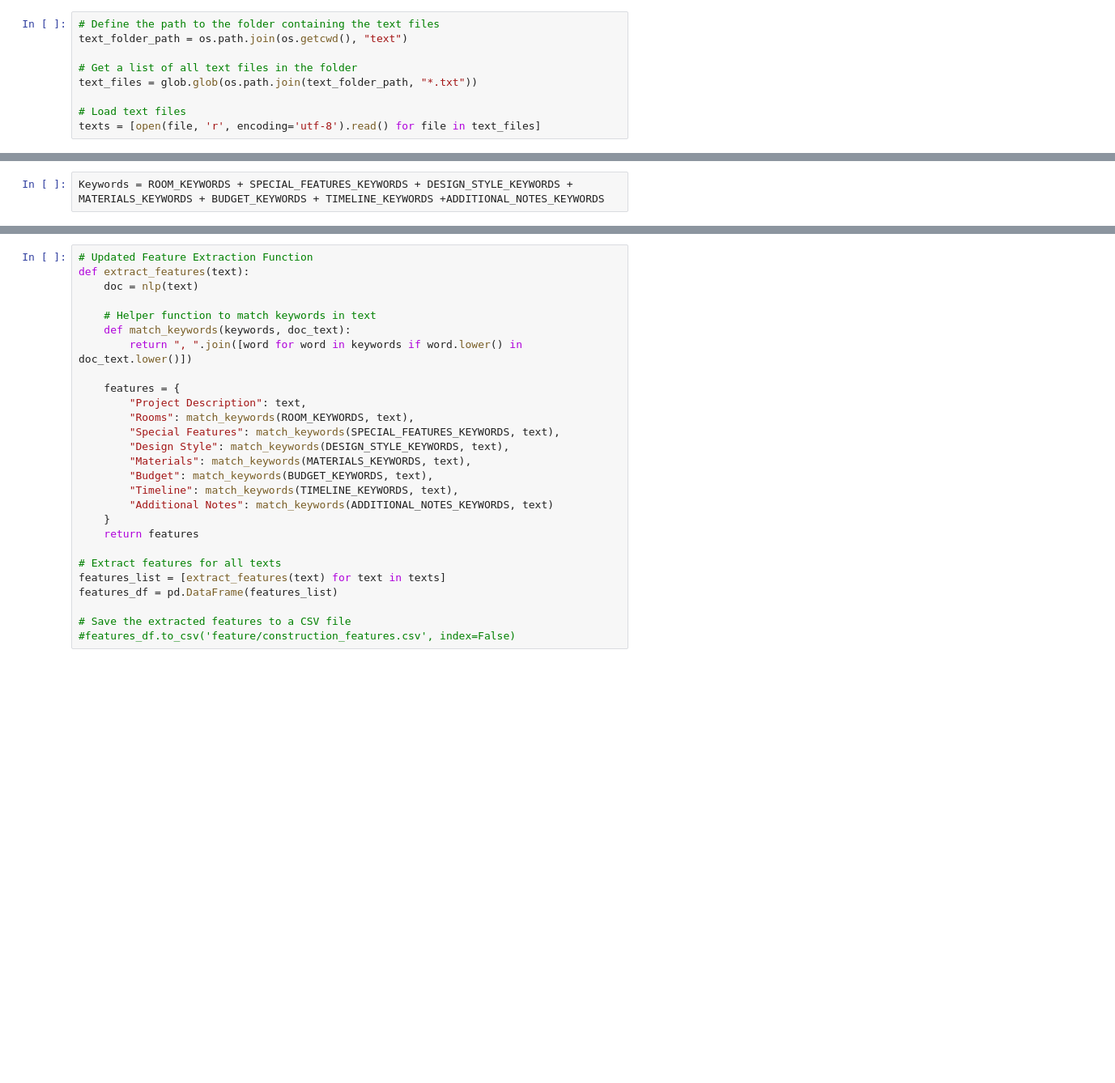
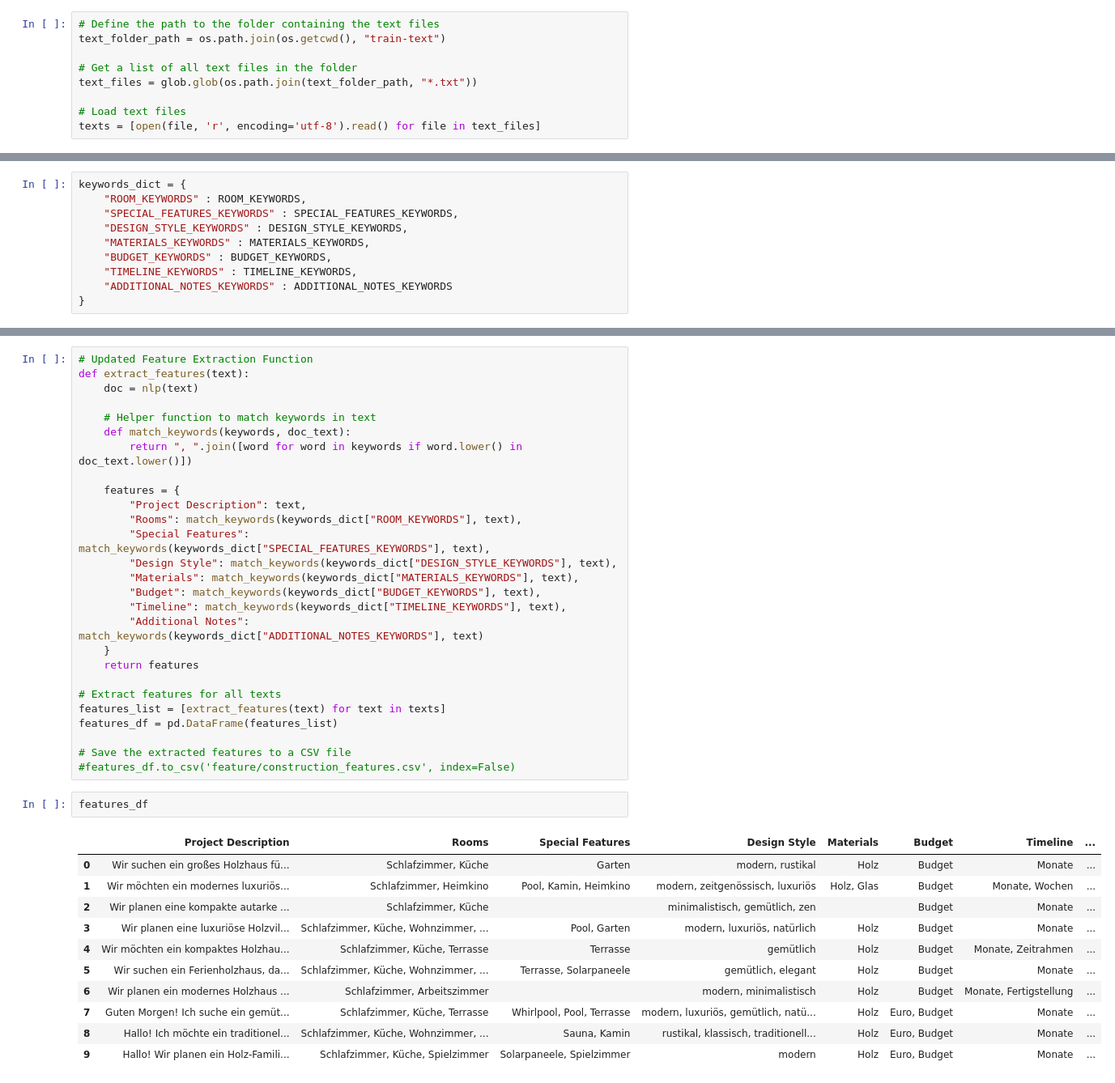
Before and after one commit to hong-ear/wolf_haus, a Jupyter notebook: model/NLP.ipynb, the cells around one changed output, grey strips where cells are left out. Shown at 81% size. Cells and saved outputs as stored; diff of their text form; blank space fills up the shorter version.

```diff
--- a/model/NLP.ipynb
+++ b/model/NLP.ipynb
@@ -27,6 +6,6 @@ Traceback (most recent call last):  File "/opt/anaconda3/envs/wolfhaus-python3-9
 # %%
 # Define the path to the folder containing the text files
-text_folder_path = os.path.join(os.getcwd(), "text")
+text_folder_path = os.path.join(os.getcwd(), "train-text")
 
 # Get a list of all text files in the folder
 text_files = glob.glob(os.path.join(text_folder_path, "*.txt"))
@@ -177,4 +185,12 @@ ADDITIONAL_NOTES_KEYWORDS = [
     "wohnfreundlich", "ergonomisch", "modernste technik", "smart", "resistent", "wohnlich"
 ]
 # %%
-Keywords = ROOM_KEYWORDS + SPECIAL_FEATURES_KEYWORDS + DESIGN_STYLE_KEYWORDS + MATERIALS_KEYWORDS + BUDGET_KEYWORDS + TIMELINE_KEYWORDS +ADDITIONAL_NOTES_KEYWORDS
+keywords_dict = {
+    "ROOM_KEYWORDS" : ROOM_KEYWORDS,
+    "SPECIAL_FEATURES_KEYWORDS" : SPECIAL_FEATURES_KEYWORDS,
+    "DESIGN_STYLE_KEYWORDS" : DESIGN_STYLE_KEYWORDS,
+    "MATERIALS_KEYWORDS" : MATERIALS_KEYWORDS,
+    "BUDGET_KEYWORDS" : BUDGET_KEYWORDS,
+    "TIMELINE_KEYWORDS" : TIMELINE_KEYWORDS,
+    "ADDITIONAL_NOTES_KEYWORDS" : ADDITIONAL_NOTES_KEYWORDS
+}
@@ -198,13 +223,13 @@ def extract_features(text):
 
     features = {
         "Project Description": text,
-        "Rooms": match_keywords(ROOM_KEYWORDS, text),
-        "Special Features": match_keywords(SPECIAL_FEATURES_KEYWORDS, text),
-        "Design Style": match_keywords(DESIGN_STYLE_KEYWORDS, text),
-        "Materials": match_keywords(MATERIALS_KEYWORDS, text),
-        "Budget": match_keywords(BUDGET_KEYWORDS, text),
-        "Timeline": match_keywords(TIMELINE_KEYWORDS, text),
-        "Additional Notes": match_keywords(ADDITIONAL_NOTES_KEYWORDS, text)
+        "Rooms": match_keywords(keywords_dict["ROOM_KEYWORDS"], text),
+        "Special Features": match_keywords(keywords_dict["SPECIAL_FEATURES_KEYWORDS"], text),
+        "Design Style": match_keywords(keywords_dict["DESIGN_STYLE_KEYWORDS"], text),
+        "Materials": match_keywords(keywords_dict["MATERIALS_KEYWORDS"], text),
+        "Budget": match_keywords(keywords_dict["BUDGET_KEYWORDS"], text),
+        "Timeline": match_keywords(keywords_dict["TIMELINE_KEYWORDS"], text),
+        "Additional Notes": match_keywords(keywords_dict["ADDITIONAL_NOTES_KEYWORDS"], text)
     }
     return features
 
@@ -214,6 +239,20 @@ features_df = pd.DataFrame(features_list)
 
 # Save the extracted features to a CSV file
 #features_df.to_csv('feature/construction_features.csv', index=False)
+# %%
+features_df
+# %% [output]
+|  | Project Description | Rooms | Special Features | Design Style | Materials | Budget | Timeline | ... |
+| 0 | Wir suchen ein großes Holzhaus fü... | Schlafzimmer, Küche | Garten | modern, rustikal | Holz | Budget | Monate | ... |
+| 1 | Wir möchten ein modernes luxuriös... | Schlafzimmer, Heimkino | Pool, Kamin, Heimkino | modern, zeitgenössisch, luxuriös | Holz, Glas | Budget | Monate, Wochen | ... |
+| 2 | Wir planen eine kompakte autarke ... | Schlafzimmer, Küche |  | minimalistisch, gemütlich, zen |  | Budget | Monate | ... |
+| 3 | Wir planen eine luxuriöse Holzvil... | Schlafzimmer, Küche, Wohnzimmer, ... | Pool, Garten | modern, luxuriös, natürlich | Holz | Budget | Monate | ... |
+| 4 | Wir möchten ein kompaktes Holzhau... | Schlafzimmer, Küche, Terrasse | Terrasse | gemütlich | Holz | Budget | Monate, Zeitrahmen | ... |
+| 5 | Wir suchen ein Ferienholzhaus, da... | Schlafzimmer, Küche, Wohnzimmer, ... | Terrasse, Solarpaneele | gemütlich, elegant | Holz | Budget | Monate | ... |
+| 6 | Wir planen ein modernes Holzhaus ... | Schlafzimmer, Arbeitszimmer |  | modern, minimalistisch | Holz | Budget | Monate, Fertigstellung | ... |
+| 7 | Guten Morgen! Ich suche ein gemüt... | Schlafzimmer, Küche, Terrasse | Whirlpool, Pool, Terrasse | modern, luxuriös, gemütlich, natü... | Holz | Euro, Budget | Monate | ... |
+| 8 | Hallo! Ich möchte ein traditionel... | Schlafzimmer, Küche, Wohnzimmer, ... | Sauna, Kamin | rustikal, klassisch, traditionell... | Holz | Euro, Budget | Monate | ... |
+| 9 | Hallo! Wir planen ein Holz-Famili... | Schlafzimmer, Küche, Spielzimmer | Solarpaneele, Spielzimmer | modern | Holz | Euro, Budget | Monate | ... |
 # %%
 from sklearn.ensemble import RandomForestClassifier
 from sklearn.model_selection import train_test_split
```
Also changed, not shown: parts of 12 cells of this notebook, 24 other files.
